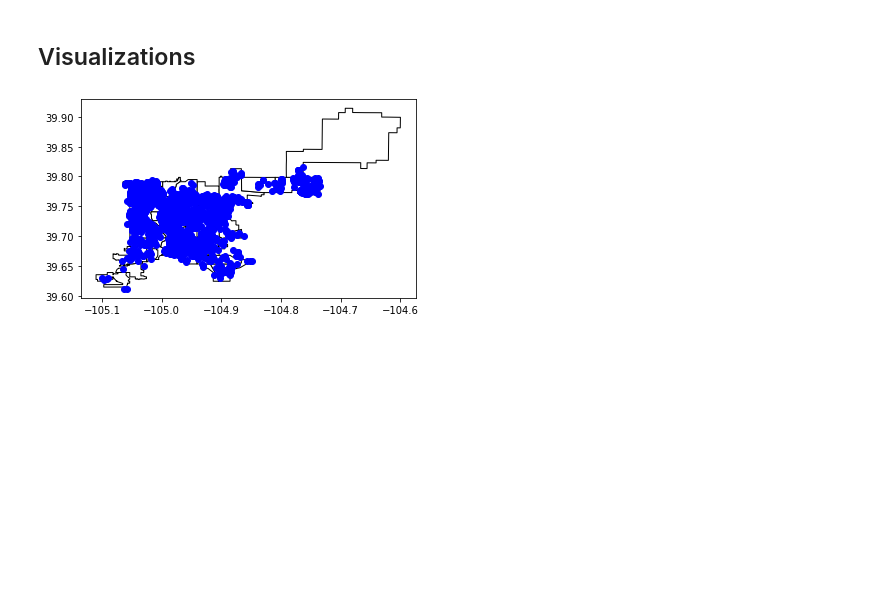
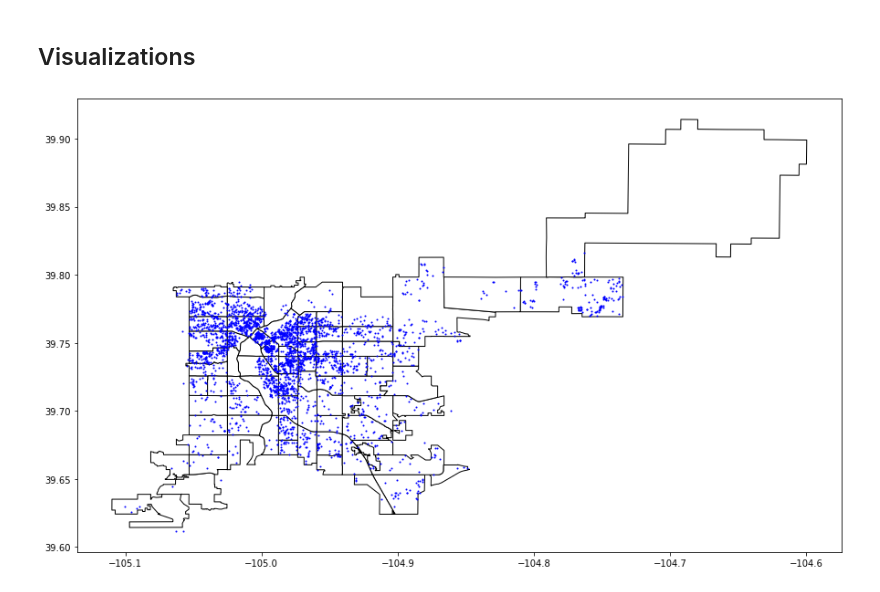
Before and after one commit to jeniscool/tools2-final-project, a Jupyter notebook: final_project_notebook.ipynb, the cells around one changed output. Drawn from its saved outputs; the diff is of its cells as text; code cells hidden in the pictures; blank space fills up the shorter version.

Commit message:
fix graph

```diff
--- a/final_project_notebook.ipynb
+++ b/final_project_notebook.ipynb
@@ -213,13 +223,15 @@ Name: price, dtype: float64
 # %%
 # Plot all the coordinates from the listings on the neighborhoods map
 listings_gdf = gpd.GeoDataFrame(listings, geometry="coordinates")
 
-ax = neighborhoods_gdf.plot(color="white", edgecolor="black")
-listings_gdf.plot(ax=ax, color="blue")
+fig, ax = plt.subplots(1, 1, figsize=(15, 15))
+
+ax = neighborhoods_gdf.plot(color="white", edgecolor="black", ax=ax)
+listings_gdf.plot(ax=ax, color="blue", markersize=1)
 
 plt.show()
 # %% [output]
-[figure, old version]
+[figure, new version]
 # %%
 # make a word cloud with all the reviews text
 
```
Also changed, not shown: parts of 2 cells of this notebook.
